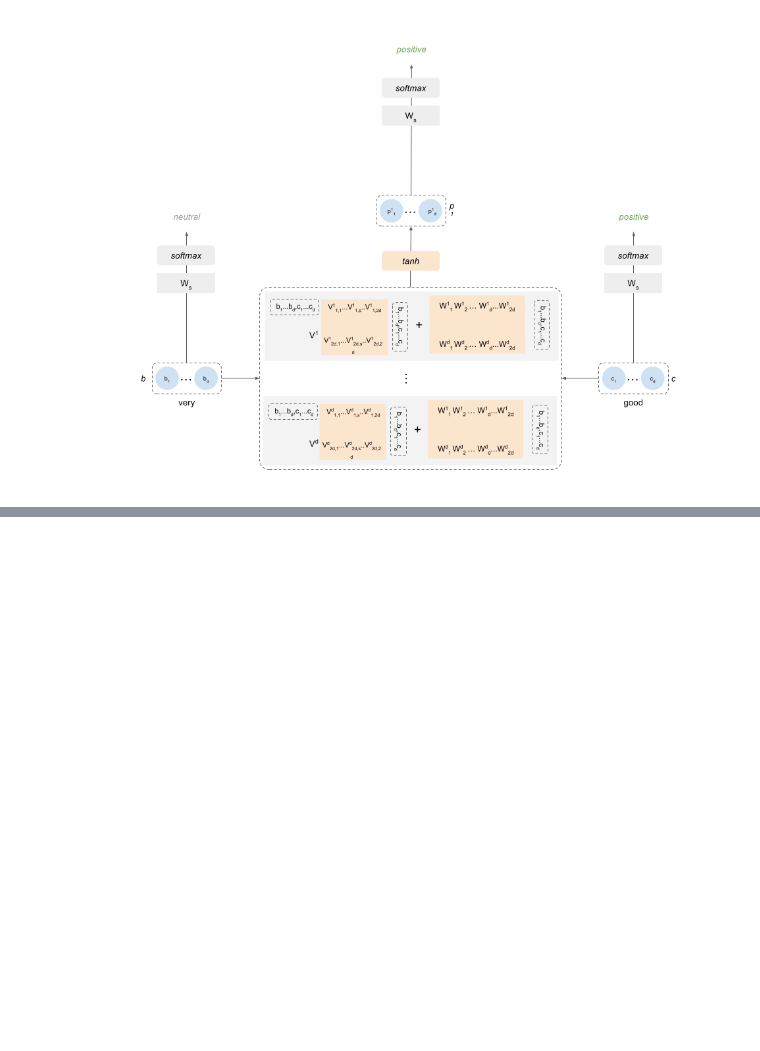
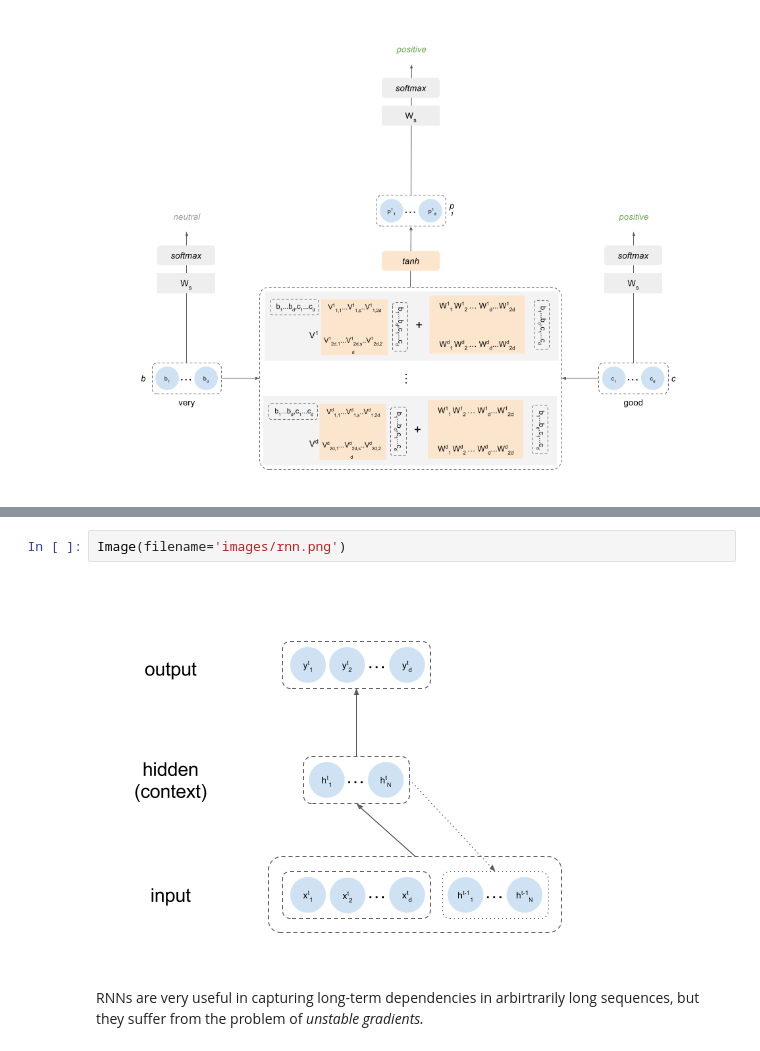
Before and after one commit to ArmiNouri/CognitiveComputing, a Jupyter notebook: DeepLearning/Overview/Overview.ipynb, the cells around one changed output, grey strips where cells are left out. Cells and saved outputs as stored; diff of their text form; blank space fills up the shorter version.

```diff
--- a/DeepLearning/Overview/Overview.ipynb
+++ b/DeepLearning/Overview/Overview.ipynb
@@ -45,0 +54,6 @@ Image(filename='images/rntn.png')
+# %%
+Image(filename='images/rnn.png')
+# %% [output]
+[figure, added]
+# %% [markdown]
+RNNs are very useful in capturing long-term dependencies in arbirtrarily long sequences, but they suffer from the problem of *unstable gradients.*
```
Also changed, not shown: parts of 1 cell of this notebook, 1 other file.
